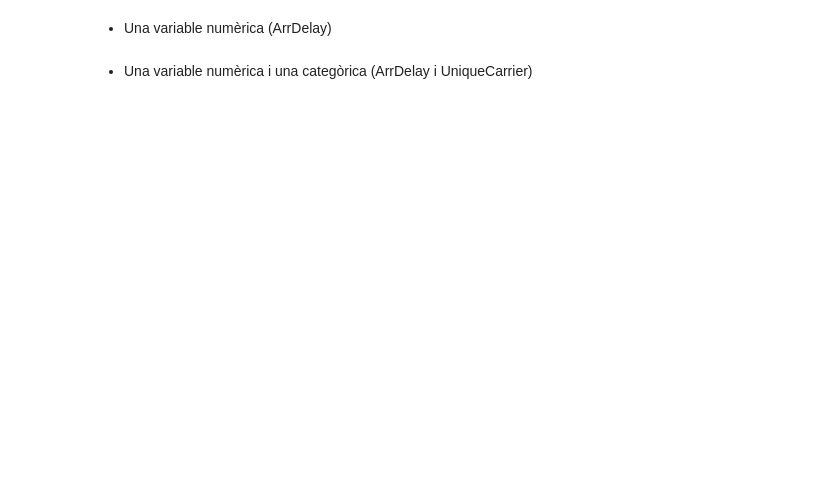
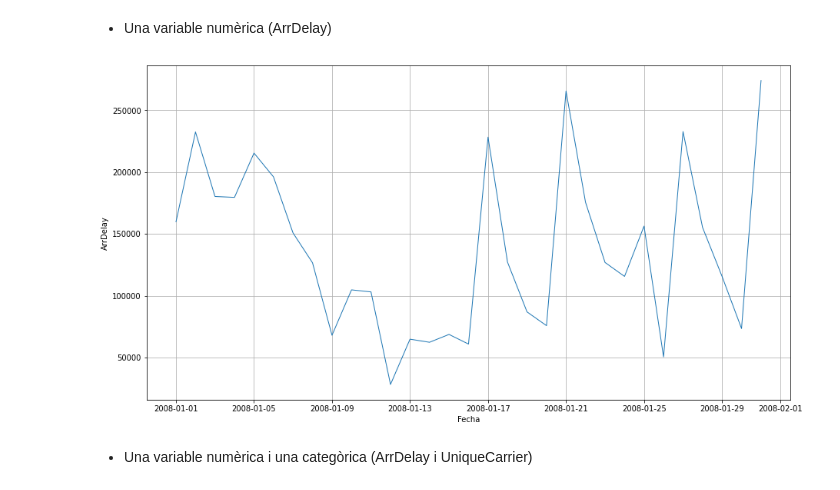
Before and after one commit to kabraxxx/visualitzaci-_explorat-ria, a Jupyter notebook: S03 T01.ipynb, the cells around one changed output. Saved outputs shown, nothing was run; the diff lists cells and outputs as text; code cells hidden in the pictures; blank space fills up the shorter version.

```diff
--- a/S03 T01.ipynb
+++ b/S03 T01.ipynb
@@ -15,4 +65,16 @@ Crea almenys una visualització per:
 # %% [markdown]
 * Una variable numèrica (ArrDelay)
+# %%
+df['Fecha'] = pd.to_datetime(df.Year*10000+df.Month*100+df.DayofMonth,format='%Y%m%d')
+date_delay = df[['Fecha', 'ArrDelay']]
+date_delay = date_delay.groupby(by='Fecha').sum()
+date_delay.head()
+plt.figure(figsize=(15,8))
+plt.grid(True)
+sns.lineplot(x="Fecha", y="ArrDelay", data=date_delay, palette="Set1", linewidth=1)
+plt.savefig("ArrDelay.png")
+plt.show()
+# %% [output]
+[figure, added]
 # %% [markdown]
 * Una variable numèrica i una categòrica (ArrDelay i UniqueCarrier)
```
Also changed, not shown: parts of 18 cells of this notebook, 10 other files.
